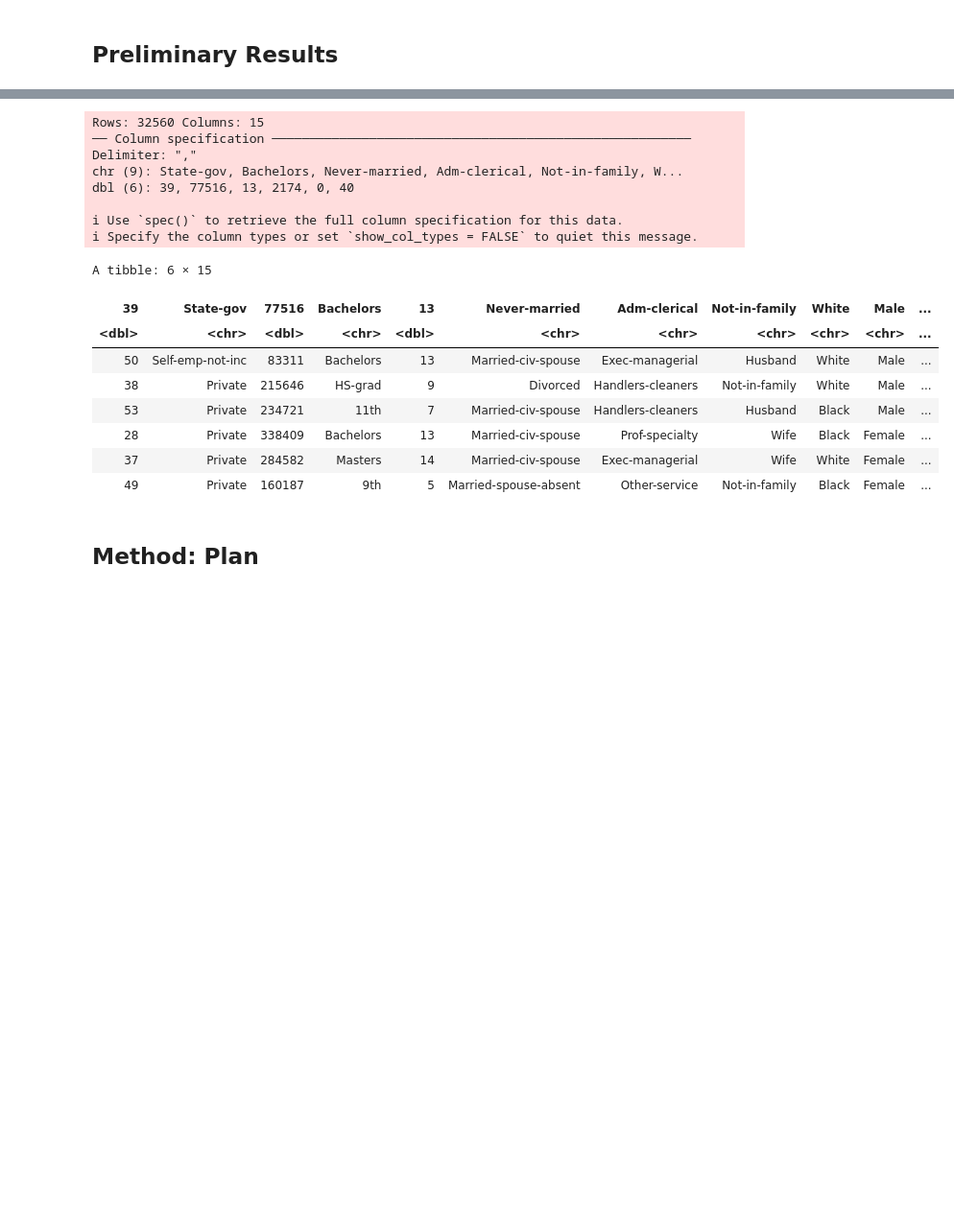
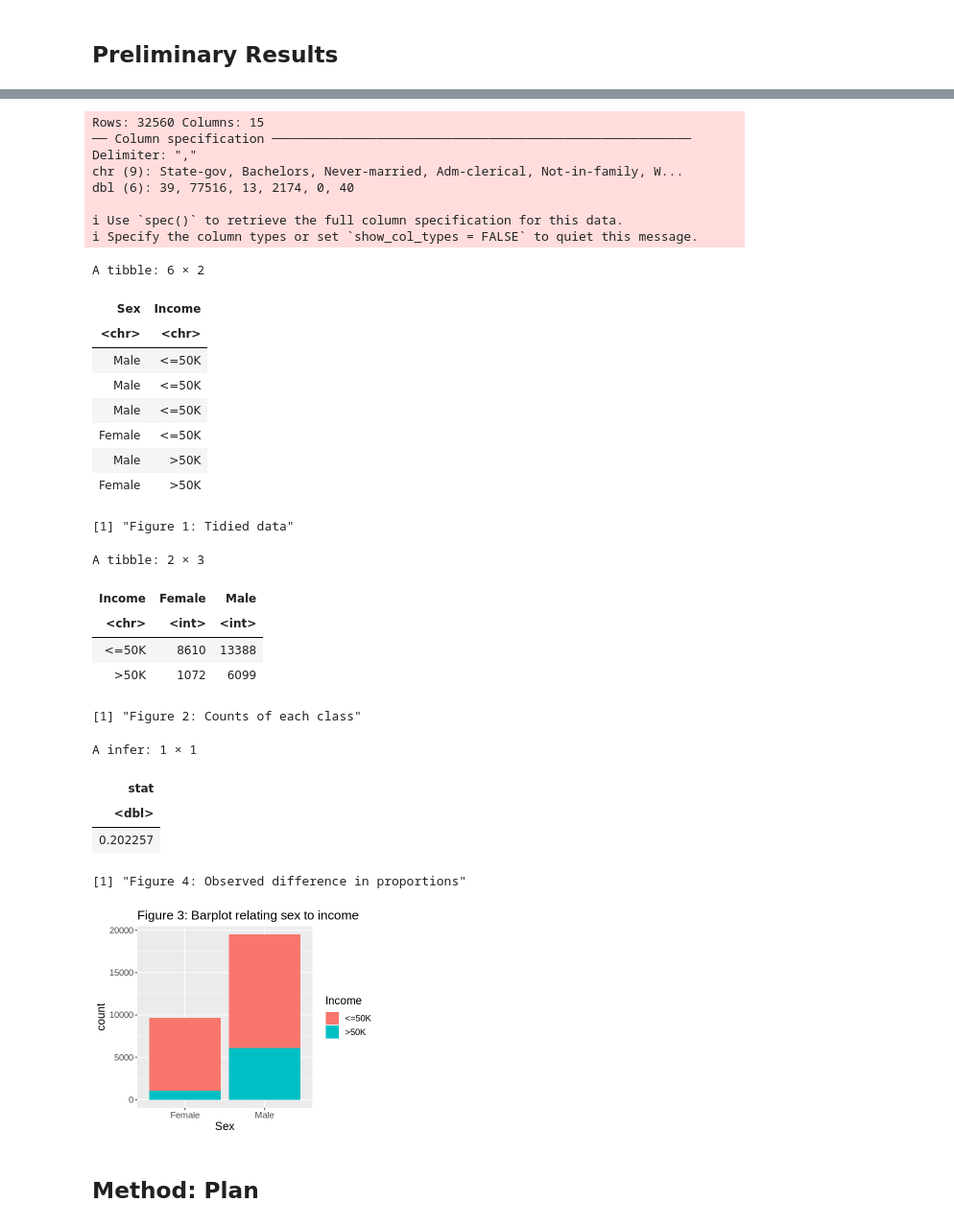
Before and after one commit to ShengHao011/Gender-Wage-Gap-Analysis-Model, a Jupyter notebook: ProjectProposal.ipynb, the cells around one changed output, grey strips where cells are left out. Shown: that part at 96% size. Saved outputs shown, nothing was run; the diff lists cells and outputs as text; code cells hidden in the pictures; blank space fills up the shorter version.

Commit message:
tidied data, added plot, calculated point estimate

```diff
--- a/ProjectProposal.ipynb
+++ b/ProjectProposal.ipynb
@@ -29,29 +29,66 @@ set.seed(12345)
 # %%
 # Read and filter the data set
 adult_data <- read_csv("data/adult.data")
+colnames(adult_data) <- c("Age", "Workclass", "Fnlwgt", "Education", "Education-num", "Marital-Status",
+                          "Occupation", "Relationship", "Race", "Sex", "Capital-Gain", "Capital-Loss",
+                          "Hours-per-Week", "Native_Country", "Income")
+
+adult_data <- adult_data %>%
+    filter(Native_Country == "United-States") %>%
+    select(Sex, Income)
 head(adult_data)
-# Compute estimates
+print("Figure 1: Tidied data")
 
+adult_data %>%
+    group_by(Sex, Income) %>%
+    tally() %>%
+    spread(Sex, n)
+print("Figure 2: Counts of each class")
 
 # Plot the data
+options(repr.plot.width = 5, repr.plot.height = 4)
+ggplot(adult_data, aes(x = Sex, fill = Income)) +
+    geom_bar() +
+    labs(x = "Sex", title = "Figure 3: Barplot relating sex to income") +
+    theme(text = element_text(size = 14), plot.title = element_text(size=16))
+
+# Compute estimate
+obs_diff_prop <- adult_data %>%
+    specify(formula = Income ~ Sex, success = ">50K") %>%
+    calculate(stat = "diff in props", order = c("Male", "Female"))
+obs_diff_prop
+print("Figure 4: Observed difference in proportions")
 # %% [output]
 Rows: 32560 Columns: 15
 ── Column specification ────────────────────────────────────────────────────────
 Delimiter: ","
 chr (9): State-gov, Bachelors, Never-married, Adm-clerical, Not-in-family, W...
 dbl (6): 39, 77516, 13, 2174, 0, 40
 
 ℹ Use `spec()` to retrieve the full column specification for this data.
 ℹ Specify the column types or set `show_col_types = FALSE` to quiet this message.
-A tibble: 6 × 15
+A tibble: 6 × 2
-| 39 | State-gov | 77516 | Bachelors | 13 | Never-married | Adm-clerical | Not-in-family | White | Male | ... |
-| <dbl> | <chr> | <dbl> | <chr> | <dbl> | <chr> | <chr> | <chr> | <chr> | <chr> | ... |
-| 50 | Self-emp-not-inc | 83311 | Bachelors | 13 | Married-civ-spouse | Exec-managerial | Husband | White | Male | ... |
-| 38 | Private | 215646 | HS-grad | 9 | Divorced | Handlers-cleaners | Not-in-family | White | Male | ... |
-| 53 | Private | 234721 | 11th | 7 | Married-civ-spouse | Handlers-cleaners | Husband | Black | Male | ... |
-| 28 | Private | 338409 | Bachelors | 13 | Married-civ-spouse | Prof-specialty | Wife | Black | Female | ... |
-| 37 | Private | 284582 | Masters | 14 | Married-civ-spouse | Exec-managerial | Wife | White | Female | ... |
-| 49 | Private | 160187 | 9th | 5 | Married-spouse-absent | Other-service | Not-in-family | Black | Female | ... |
+| Sex | Income |
+| <chr> | <chr> |
+| Male | <=50K |
+| Male | <=50K |
+| Male | <=50K |
+| Female | <=50K |
+| Male | >50K |
+| Female | >50K |
+[1] "Figure 1: Tidied data"
+A tibble: 2 × 3
+| Income | Female | Male |
+| <chr> | <int> | <int> |
+| <=50K | 8610 | 13388 |
+| >50K | 1072 | 6099 |
+[1] "Figure 2: Counts of each class"
+A infer: 1 × 1
+| stat |
+| <dbl> |
+| 0.202257 |
+[1] "Figure 4: Observed difference in proportions"
+[figure, added]
 # %% [markdown]
 ## Method: Plan
 # %% [markdown]
```
Also changed, not shown: parts of 1 cell of this notebook, 1 other file.
